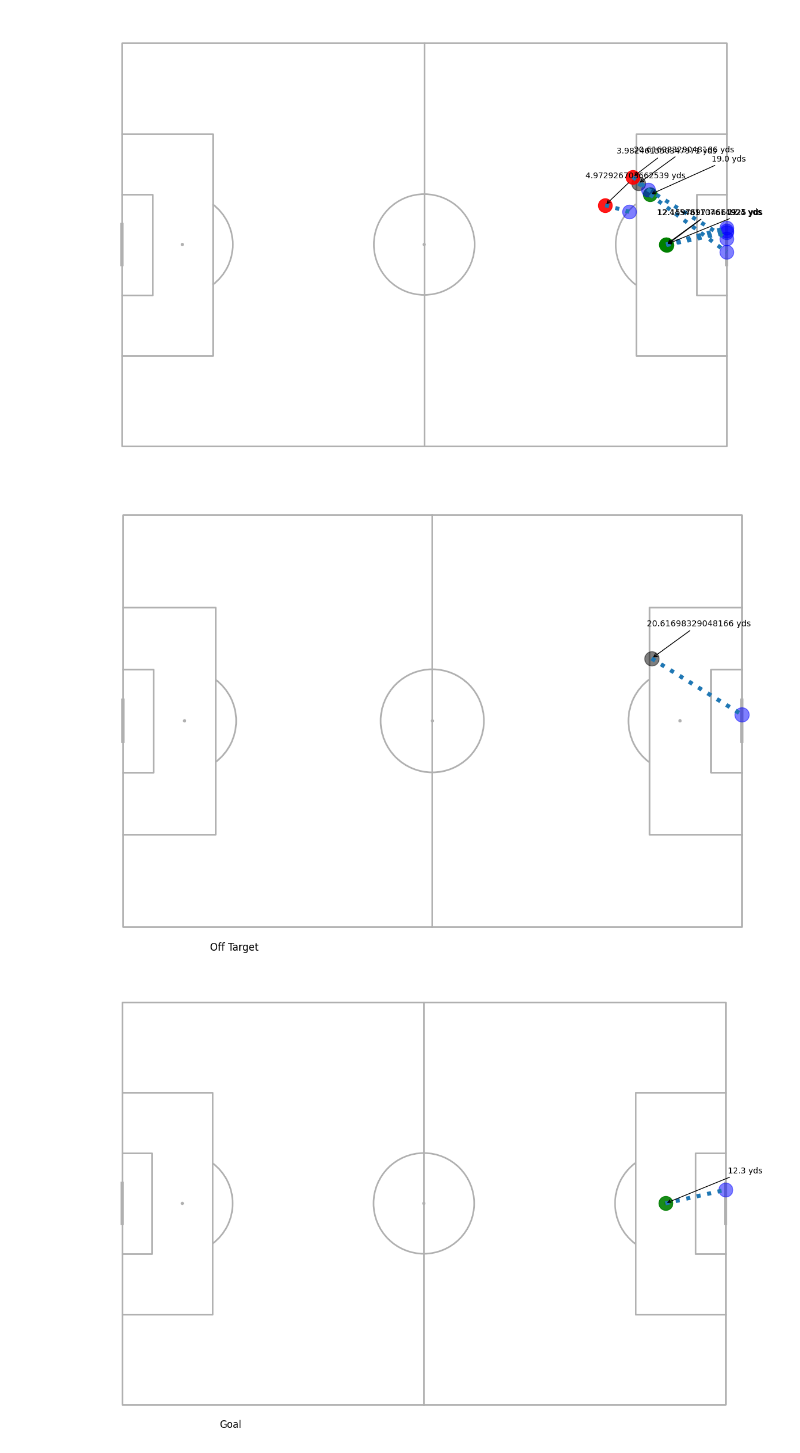
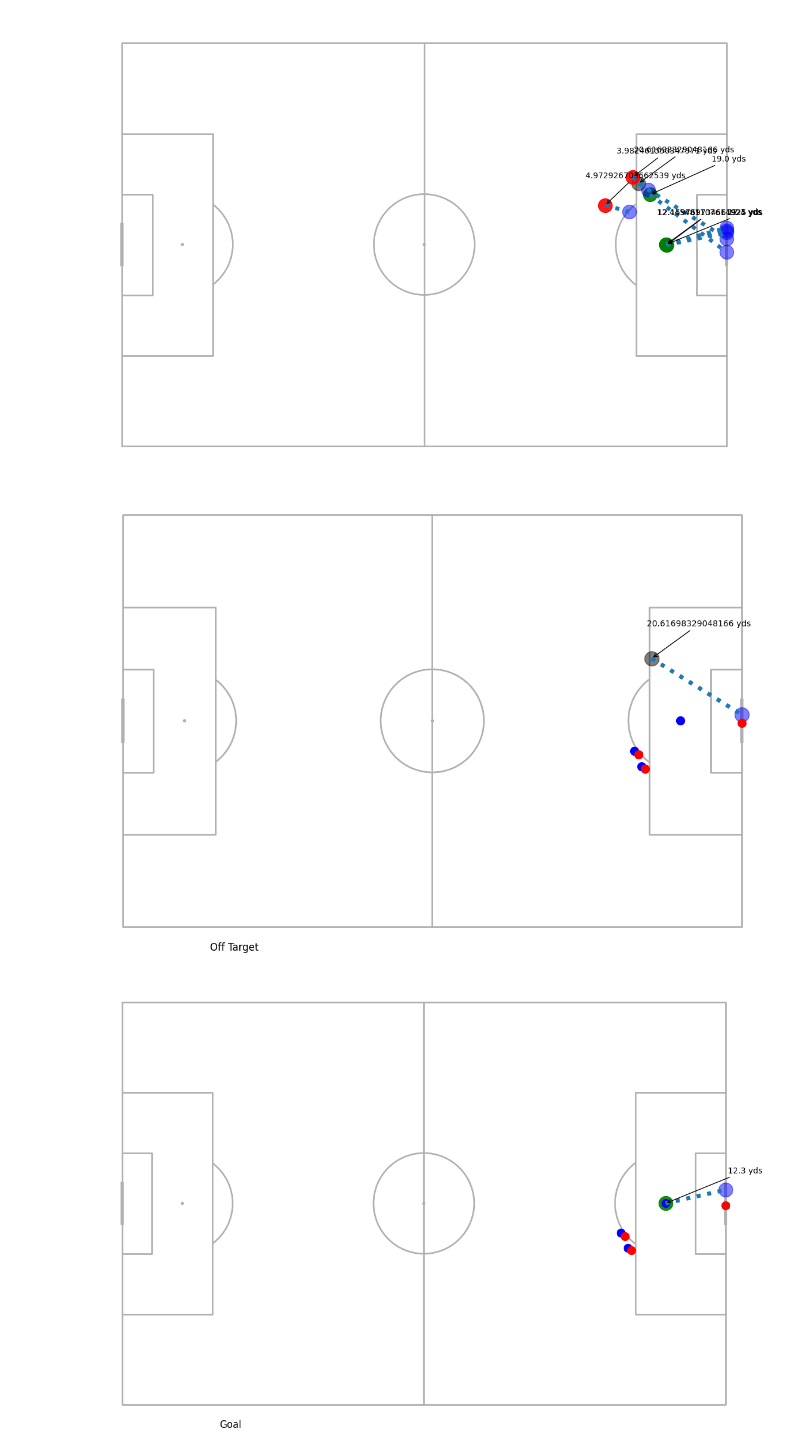
Before and after one commit to asheshh-lal/Football-analytics, a Jupyter notebook: event/test.ipynb, the cells around one changed output. Drawn from its saved outputs; the diff is of its cells as text; code cells hidden in the pictures.

```diff
--- a/event/test.ipynb
+++ b/event/test.ipynb
@@ -461,23 +464,30 @@ plt.show()
 # %%
 p = Pitch(pitch_type='statsbomb')
 # Plotting the shots
 for index, row in df_mbappe_shot.iterrows():
         Description = ''
         fig, ax = p.draw(figsize=(12, 8))
         if row['shot_outcome'] == 'Off T':
             p.scatter(x=row['x_start'], y=row['y_start'], ax=ax, color='black', s=300, alpha=0.5)
             Description = "Off Target"
         elif row['shot_outcome'] == 'Goal':
             p.scatter(x=row['x_start'], y=row['y_start'], ax=ax, color='green', s=300, alpha=0.9)
             Description = "Goal"
         else:
             p.scatter(x=row['x_start'], y=row['y_start'], ax=ax, color='red', s=300, alpha=0.9)
             Description = "Blocked"
         p.scatter(x=row['x_end'], y=row['y_end'], ax=ax, color='blue', s=300, alpha=0.5)
         p.lines(xstart=row['x_start'], xend=row['x_end'], ystart=row['y_start'], yend=row['y_end'], ax=ax, linestyle='dotted')
         ax.annotate(f"{row['distance']} yds", xy=(row['x_start'], row['y_start']), xytext=(row['x_end'], row['y_end']), textcoords='offset points', arrowprops=dict(arrowstyle='->'), xycoords='data', ha='right')
         ax.text(0.2, 0, Description, ha='center', va='center', transform=ax.transAxes, fontsize=12)
+        for x in df1.iloc[0]['freeze_frame']:
+            if x['teammate']:
+                color = 'blue'
+            else:
+                color = 'red'
+
+            p.scatter(x=x['location'][0],y=x['location'][1],ax=ax,c=color,s=100)
 plt.show()
 # %% [output]
-[figure, old version]
+[figure, new version]
-[figure, old version]
+[figure, new version]
```
Also changed, not shown: parts of 10 cells of this notebook, 1 other file.
